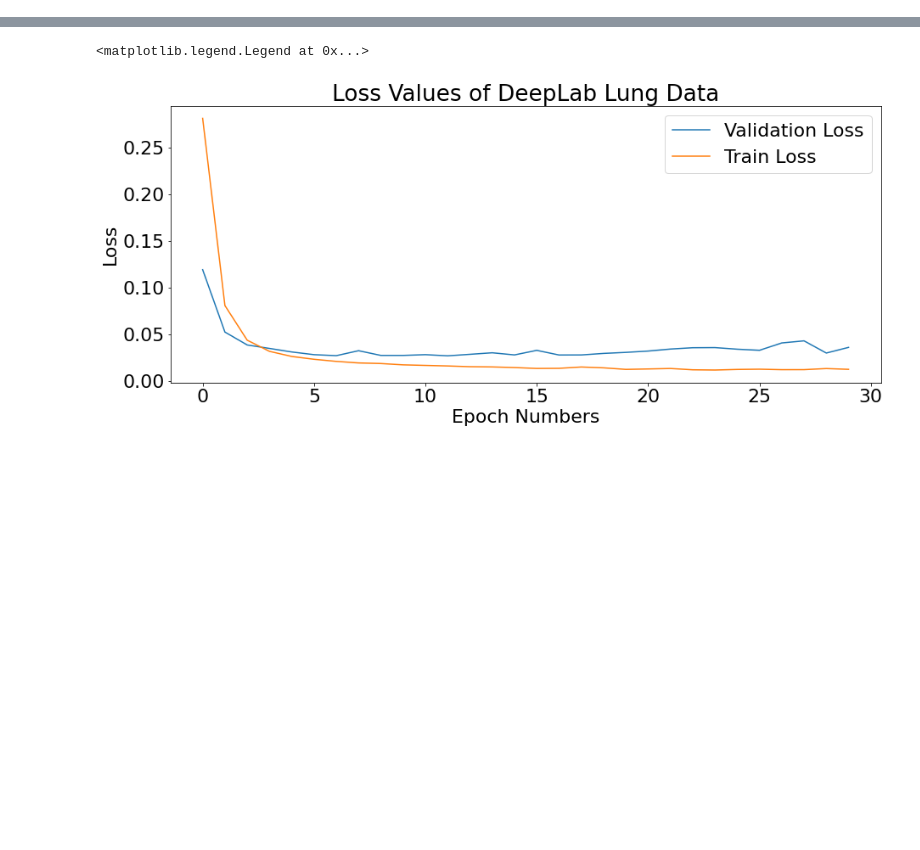
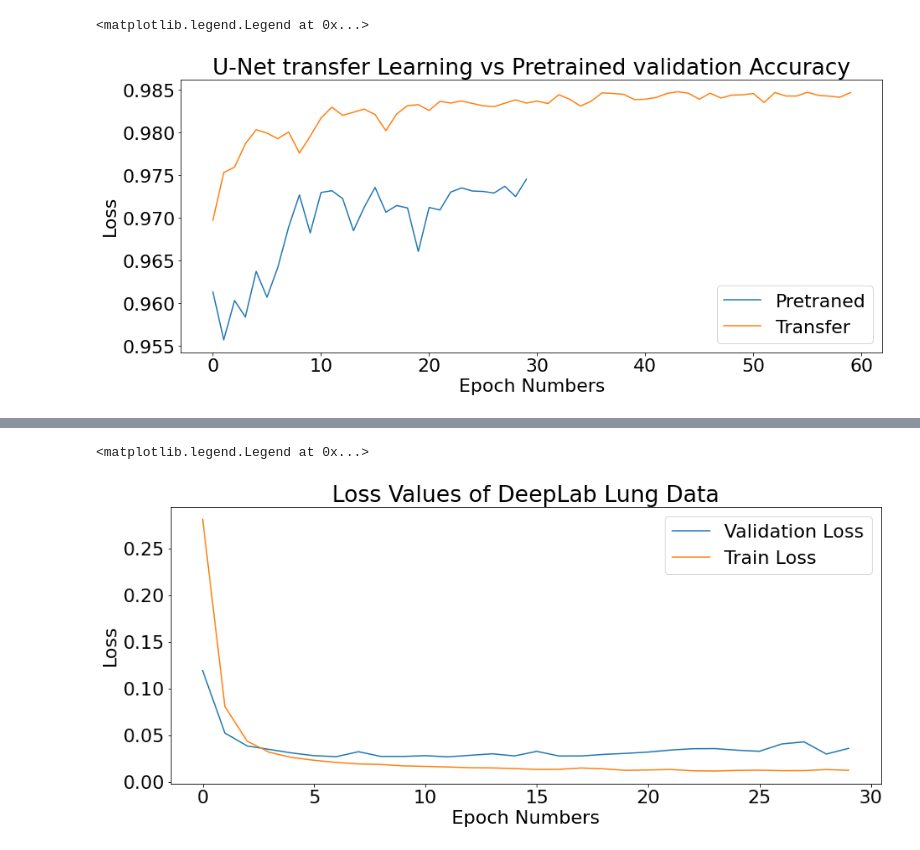
Before and after one commit to mbagci06/lung_covid, a Jupyter notebook: plots.ipynb, the cells around one changed output, grey strips where cells are left out. Drawn from its saved outputs; the diff is of its cells as text; code cells hidden in the pictures; blank space fills up the shorter version.

```diff
--- a/plots.ipynb
+++ b/plots.ipynb
@@ -38,7 +38,7 @@ Download completed
 # %%
 import numpy as np
 import matplotlib.pyplot as plt
-plt.rcParams['font.size'] = 22
+plt.rcParams['font.size'] = 18
 # %%
 def loss_acc_reader(file_name):
     """reading the loss and accuracy values
@@ -61,9 +68,29 @@ def loss_acc_reader(file_name):
 # %%
 ul=loss_acc_reader('UNet_model_lung_pre_30_epo.txt')
-# uc=
-# utl=
-# utc=loss_acc_reader('UNet_transfer_covid_90_epo.txt')
-# dl=loss_acc_reader('deeplab_lung_30_epo.txt')
-# dc=
-# dtl=
-# dtc=
+uc=loss_acc_reader('UNet_covid_50_epo.txt')
+ucnn=loss_acc_reader('UNet_NONORM_covid_30_epo.txt')
+utl=loss_acc_reader('UNet_transfer_lung_50_epo.txt')
+utc=loss_acc_reader('UNet_transfer_covid_90_epo.txt')
+dl=loss_acc_reader('deeplab_lung_30_epo.txt')
+dc=loss_acc_reader('deeplab_covid_30_epo.txt')
+dtl=loss_acc_reader('deeplab_transfer_lung_50_epo.txt')
+dtc=loss_acc_reader('deeplab_transfer_covid_60_epo.txt')
+# %%
+plt.figure(figsize=(15,6))
+plt.title('U-Net transfer Learning vs Pretrained validation Accuracy')
+plt.xlabel('Epoch Numbers')
+plt.ylabel('Loss')
+plt.plot(dc[2])
+plt.plot(dtc[2])
+plt.legend(['Pretraned','Transfer'])
+
+# plt.figure(figsize=(15,6))
+# plt.title('Accuracy Values of DeepLab Lung Data')
+# plt.xlabel('Epoch Numbers')
+# plt.ylabel('Acc')
+# plt.plot(uc[2])
+# plt.plot(ucnn[2])
+# plt.legend(['Validation Acc','Train Acc'])
+# %% [output]
+<matplotlib.legend.Legend at 0x...>
+[figure, added]
```
Also changed, not shown: parts of 8 cells of this notebook.
